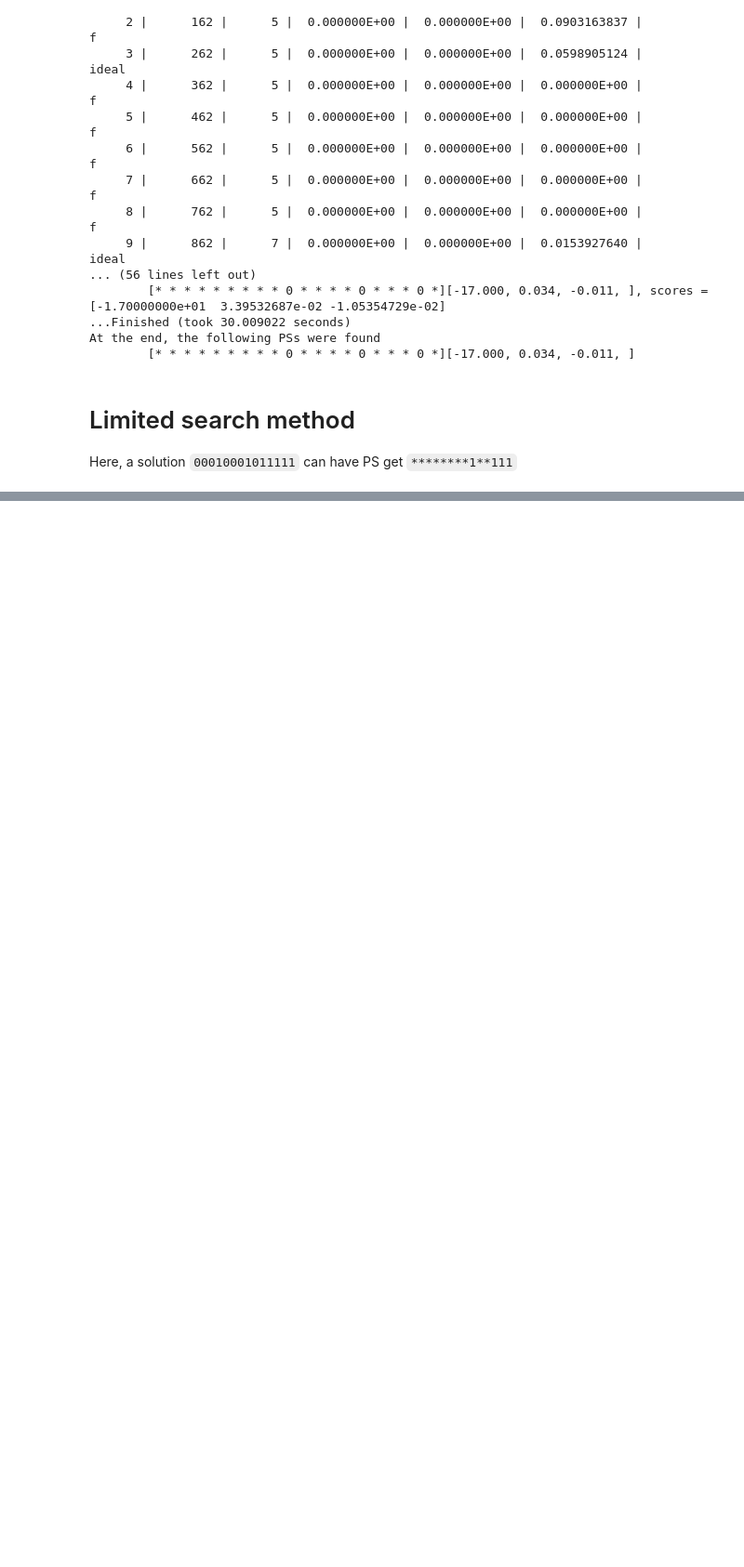
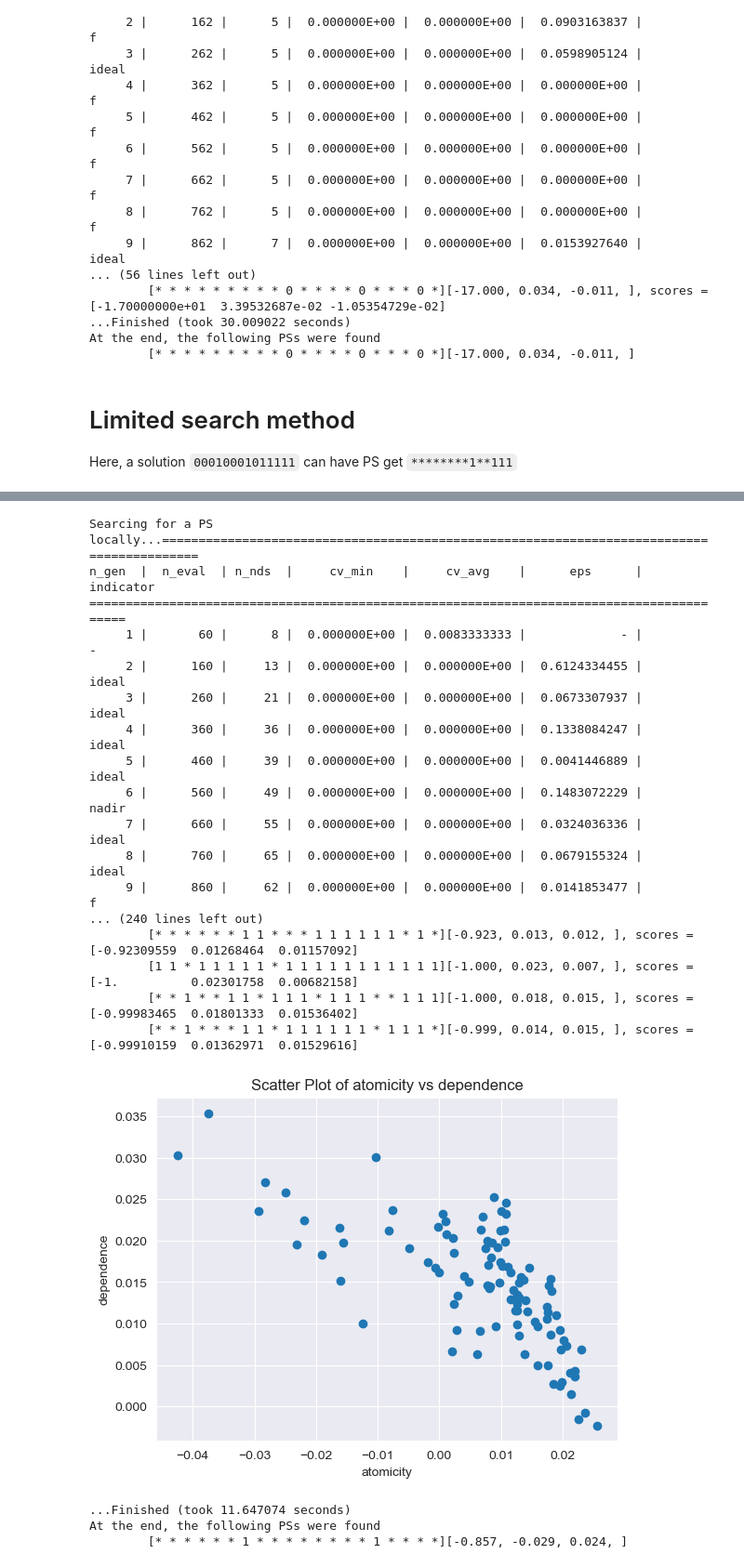
Before and after one commit to Giancarlo-Catalano/PSSearch, a Jupyter notebook: initial_testing/try_search.ipynb, the cells around one changed output, grey strips where cells are left out. Shown at 93% size. Drawn from its saved outputs; the diff is of its cells as text; code cells hidden in the pictures; blank space fills up the shorter version.

```diff
--- a/initial_testing/try_search.ipynb
+++ b/initial_testing/try_search.ipynb
@@ -278,7 +282,7 @@ for iteration in range(quantity_desired):
         new_pss = search_local_polish_ps(solution_to_explain=best_solution,
                                   search_settings=search_settings,
                                   to_avoid = found_pss,
-                                         objectives = [simplicity, variance, atomicity])
+                                         objectives = [simplicity, mean_fitness, atomicity])
         new_pss.sort(key=lambda ps: ps.metric_scores[2])
         print(f"Found the following pss:")
         for ps in new_pss:
@@ -289,3 +293,79 @@ for iteration in range(quantity_desired):
 print("At the end, the following PSs were found")
 for ps in found_pss:
     print(f"\t{ps}")
+# %%
+
+from collections import defaultdict
+
+found_pss = []
+quantity_desired = 1
+
+search_settings = get_default_search_settings()
+search_settings.culling_method = None
+search_settings.verbose = True
+
+
+
+sample_sizes = []
+
+
+worst_fitness_in_population = pRef.fitness_array.min()
+continue_collection = [True]
+def mean_fitness_with_counter(ps: PS):
+    fitnesses = pRef.fitnesses_of_observations(ps)
+    if continue_collection[0]:
+        sample_sizes.append(len(fitnesses))
+    if len(fitnesses) < 1:
+        return -worst_fitness_in_population
+    else:
+        return -np.mean(fitnesses)
+
+
+def dependence(ps: PS):
+    return atomicity_evaluator.get_dependence(ps)
+
+
+for iteration in range(quantity_desired):
+    with announce("Searcing for a PS locally"):
+        new_pss = search_local_polish_ps(solution_to_explain=best_solution,
+                                  search_settings=search_settings,
+                                  to_avoid = found_pss,
+                                         objectives = [mean_fitness, atomicity, dependence])
+        #new_pss.sort(key=lambda ps: ps.metric_scores[2])
+
+
+        print(f"Found the following pss:")
+        for ps in new_pss:
+            print(f"\t{ps}, scores = {ps.metric_scores}")
+        continue_collection[0] = False
+        metrics = [ps.metric_scores for ps in new_pss]
+        mf, ato, dep = zip(*metrics)
+        utils.simple_scatterplot(x_label = "atomicity", y_label = "dependence", xs = ato, ys = dep)
+    found_pss.append(new_pss[0])
+
+
+print("At the end, the following PSs were found")
+for ps in found_pss:
+    print(f"\t{ps}")
+# %% [output]
+Searcing for a PS locally...==========================================================================================
+n_gen  |  n_eval  | n_nds  |     cv_min    |     cv_avg    |      eps      |   indicator
+==========================================================================================
+     1 |       60 |      8 |  0.000000E+00 |  0.0083333333 |             - |             -
+     2 |      160 |     13 |  0.000000E+00 |  0.000000E+00 |  0.6124334455 |         ideal
+     3 |      260 |     21 |  0.000000E+00 |  0.000000E+00 |  0.0673307937 |         ideal
+     4 |      360 |     36 |  0.000000E+00 |  0.000000E+00 |  0.1338084247 |         ideal
+     5 |      460 |     39 |  0.000000E+00 |  0.000000E+00 |  0.0041446889 |         ideal
+     6 |      560 |     49 |  0.000000E+00 |  0.000000E+00 |  0.1483072229 |         nadir
+     7 |      660 |     55 |  0.000000E+00 |  0.000000E+00 |  0.0324036336 |         ideal
+     8 |      760 |     65 |  0.000000E+00 |  0.000000E+00 |  0.0679155324 |         ideal
+     9 |      860 |     62 |  0.000000E+00 |  0.000000E+00 |  0.0141853477 |             f
+... (240 lines left out)
+        [* * * * * * 1 1 * * * 1 1 1 1 1 1 * 1 *][-0.923, 0.013, 0.012, ], scores = [-0.92309559  0.01268464  0.01157092]
+        [1 1 * 1 1 1 1 1 * 1 1 1 1 1 1 1 1 1 1 1][-1.000, 0.023, 0.007, ], scores = [-1.          0.02301758  0.00682158]
+        [* * 1 * * 1 1 * 1 1 1 * 1 1 1 * * 1 1 1][-1.000, 0.018, 0.015, ], scores = [-0.99983465  0.01801333  0.01536402]
+        [* * 1 * * * 1 1 * 1 1 1 1 1 1 * 1 1 1 *][-0.999, 0.014, 0.015, ], scores = [-0.99910159  0.01362971  0.01529616]
+[figure, added]
+...Finished (took 11.647074 seconds)
+At the end, the following PSs were found
+        [* * * * * * 1 * * * * * * * * 1 * * * *][-0.857, -0.029, 0.024, ]
```
Also changed, not shown: parts of 2 cells of this notebook, 4 other files.
